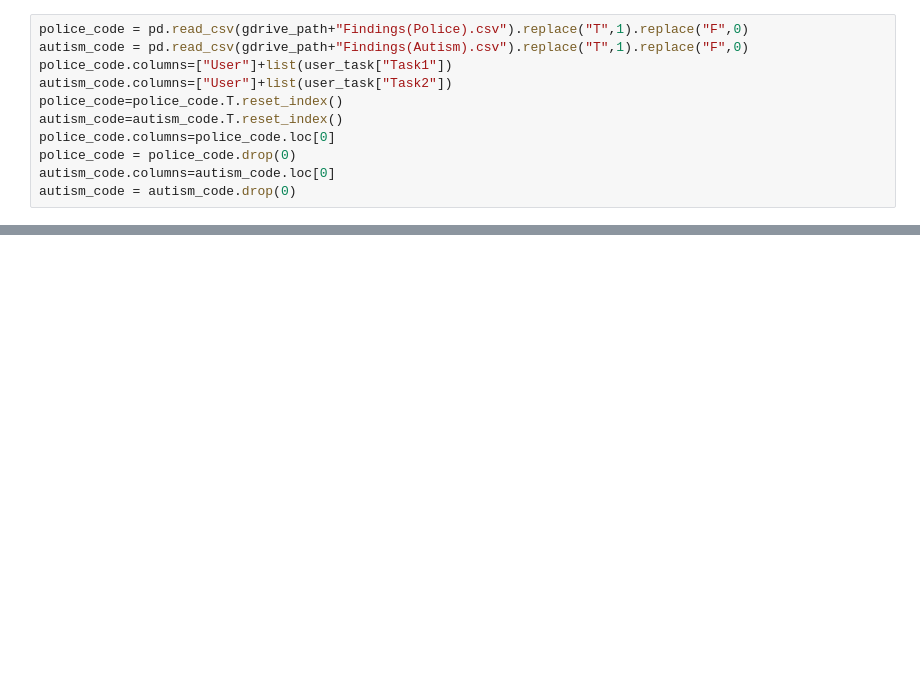
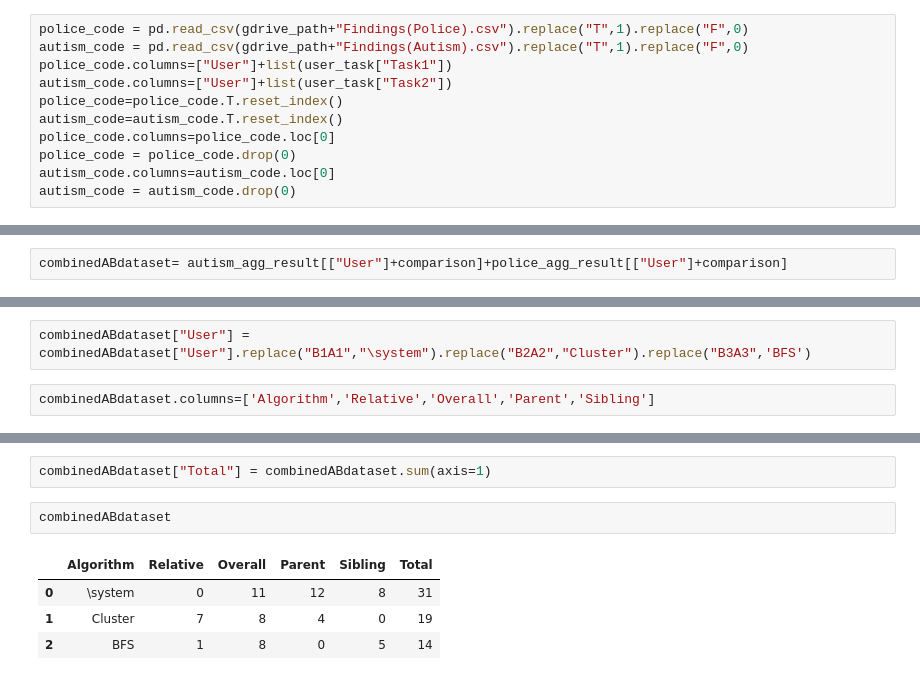
Before and after one commit to dorisjlee/viz-summarization, a Jupyter notebook: ipynb/User Study Results and Paper Statistics.ipynb, the cells around one changed output, grey strips where cells are left out. Cells and saved outputs as stored; diff of their text form; blank space fills up the shorter version.

```diff
--- a/ipynb/User Study Results and Paper Statistics.ipynb
+++ b/ipynb/User Study Results and Paper Statistics.ipynb
@@ -553,0 +538,2 @@ autism_code
+# %%
+combinedABdataset= autism_agg_result[["User"]+comparison]+police_agg_result[["User"]+comparison]
@@ -553,0 +547,4 @@ autism_code
+# %%
+combinedABdataset["User"] = combinedABdataset["User"].replace("B1A1","\system").replace("B2A2","Cluster").replace("B3A3",'BFS')
+# %%
+combinedABdataset.columns=['Algorithm','Relative','Overall','Parent','Sibling']
@@ -553,0 +558,9 @@ autism_code
+# %%
+combinedABdataset["Total"] = combinedABdataset.sum(axis=1)
+# %%
+combinedABdataset
+# %% [output]
+|  | Algorithm | Relative | Overall | Parent | Sibling | Total |
+| 0 | \system | 0 | 11 | 12 | 8 | 31 |
+| 1 | Cluster | 7 | 8 | 4 | 0 | 19 |
+| 2 | BFS | 1 | 8 | 0 | 5 | 14 |
```
Also changed, not shown: parts of 25 cells of this notebook, 4 other files.
